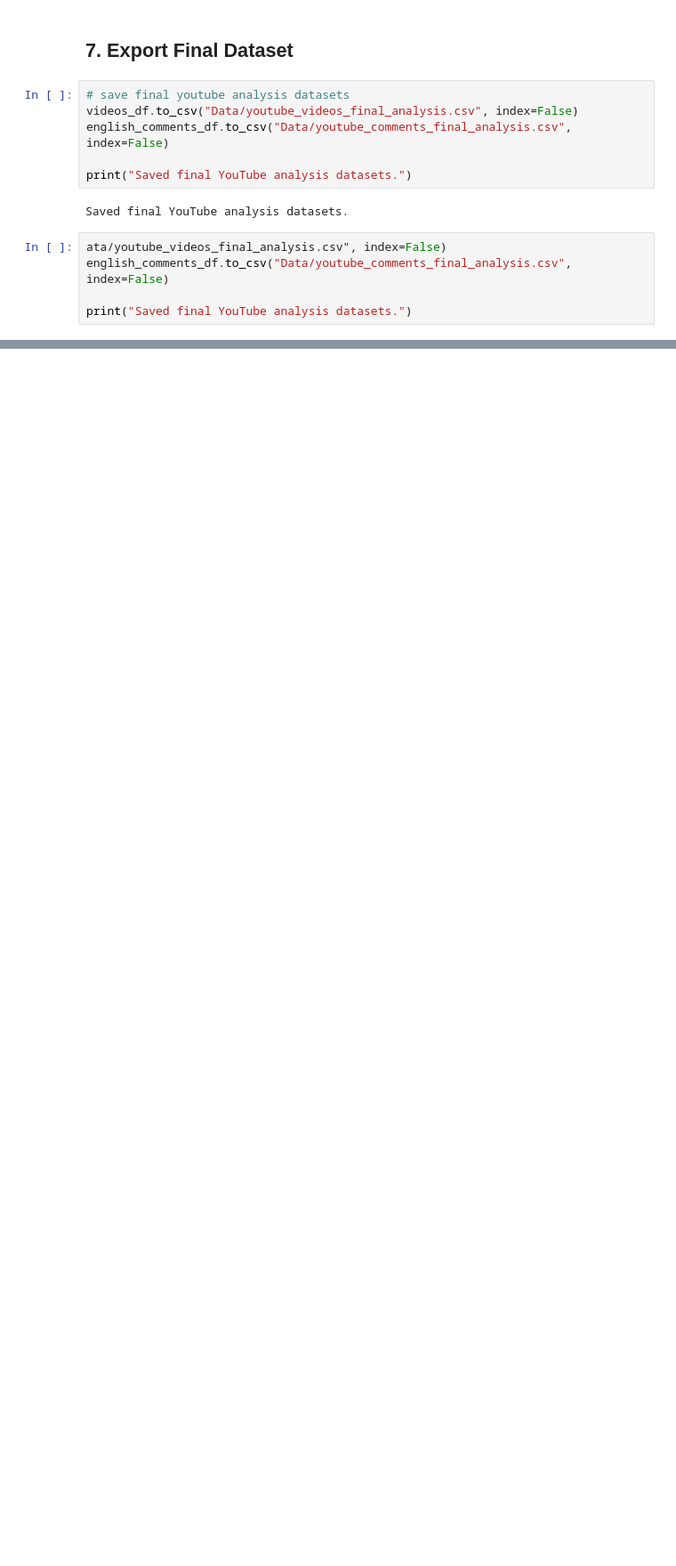
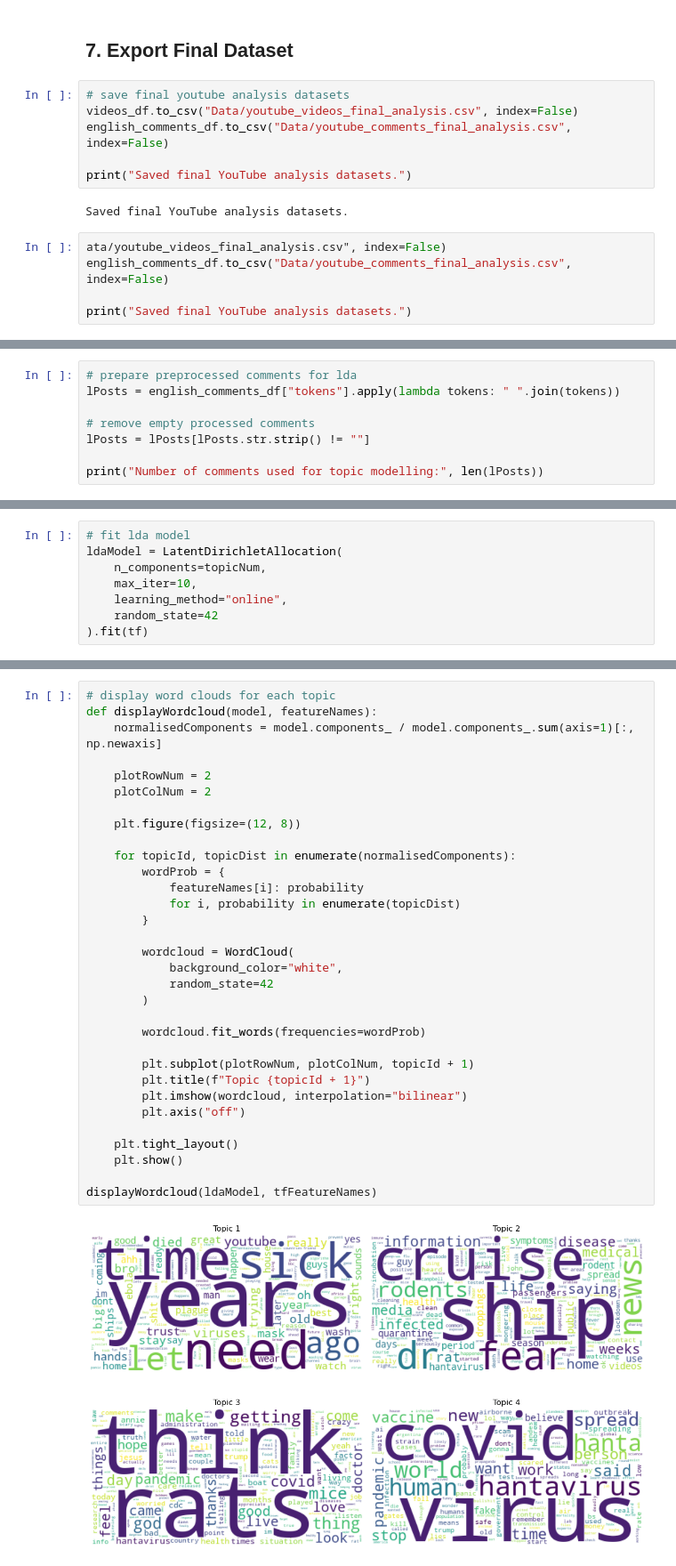
Before and after one commit to BenB51/UGGroup11_SocialMedia_A2, a Jupyter notebook: Youtube_Analysis.ipynb, the cells around one changed output, grey strips where cells are left out. Shown at 89% size. Drawn from its saved outputs; the diff is of its cells as text; blank space fills up the shorter version.

Commit message:
youtube topic modelling

```diff
--- a/Youtube_Analysis.ipynb
+++ b/Youtube_Analysis.ipynb
@@ -1384,0 +1388,8 @@ Overall, the YouTube analysis complements the Bluesky network analysis by focusi
+# %%
+# prepare preprocessed comments for lda
+lPosts = english_comments_df["tokens"].apply(lambda tokens: " ".join(tokens))
+
+# remove empty processed comments
+lPosts = lPosts[lPosts.str.strip() != ""]
+
+print("Number of comments used for topic modelling:", len(lPosts))
@@ -1384,0 +1420,8 @@ Overall, the YouTube analysis complements the Bluesky network analysis by focusi
+# %%
+# fit lda model
+ldaModel = LatentDirichletAllocation(
+    n_components=topicNum,
+    max_iter=10,
+    learning_method="online",
+    random_state=42
+).fit(tf)
@@ -1384,0 +1454,34 @@ Overall, the YouTube analysis complements the Bluesky network analysis by focusi
+# %%
+# display word clouds for each topic
+def displayWordcloud(model, featureNames):
+    normalisedComponents = model.components_ / model.components_.sum(axis=1)[:, np.newaxis]
+
+    plotRowNum = 2
+    plotColNum = 2
+
+    plt.figure(figsize=(12, 8))
+
+    for topicId, topicDist in enumerate(normalisedComponents):
+        wordProb = {
+            featureNames[i]: probability
+            for i, probability in enumerate(topicDist)
+        }
+
+        wordcloud = WordCloud(
+            background_color="white",
+            random_state=42
+        )
+
+        wordcloud.fit_words(frequencies=wordProb)
+
+        plt.subplot(plotRowNum, plotColNum, topicId + 1)
+        plt.title(f"Topic {topicId + 1}")
+        plt.imshow(wordcloud, interpolation="bilinear")
+        plt.axis("off")
+
+    plt.tight_layout()
+    plt.show()
+
+displayWordcloud(ldaModel, tfFeatureNames)
+# %% [output]
+[figure, added]
```
Also changed, not shown: parts of 7 cells of this notebook.
